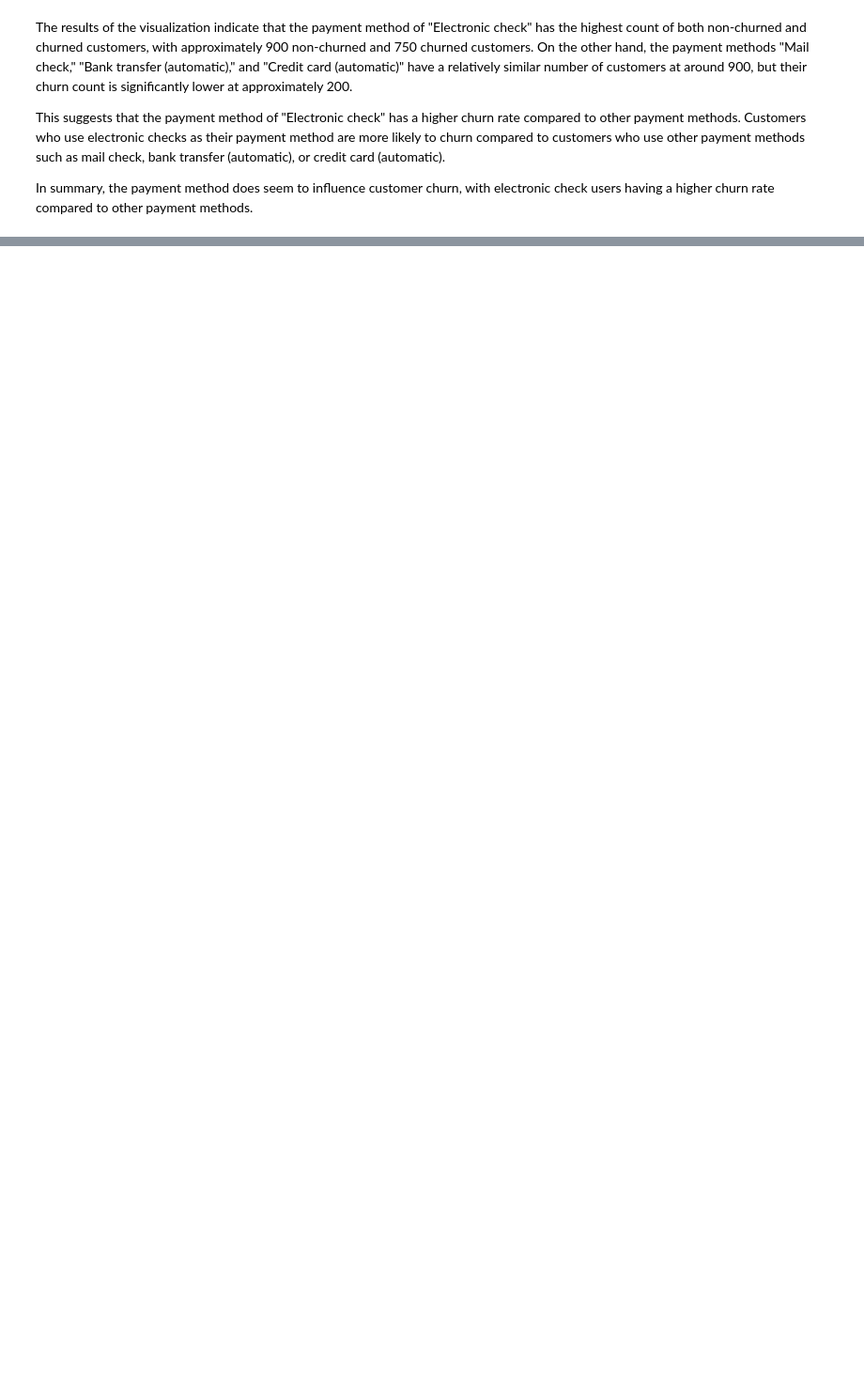
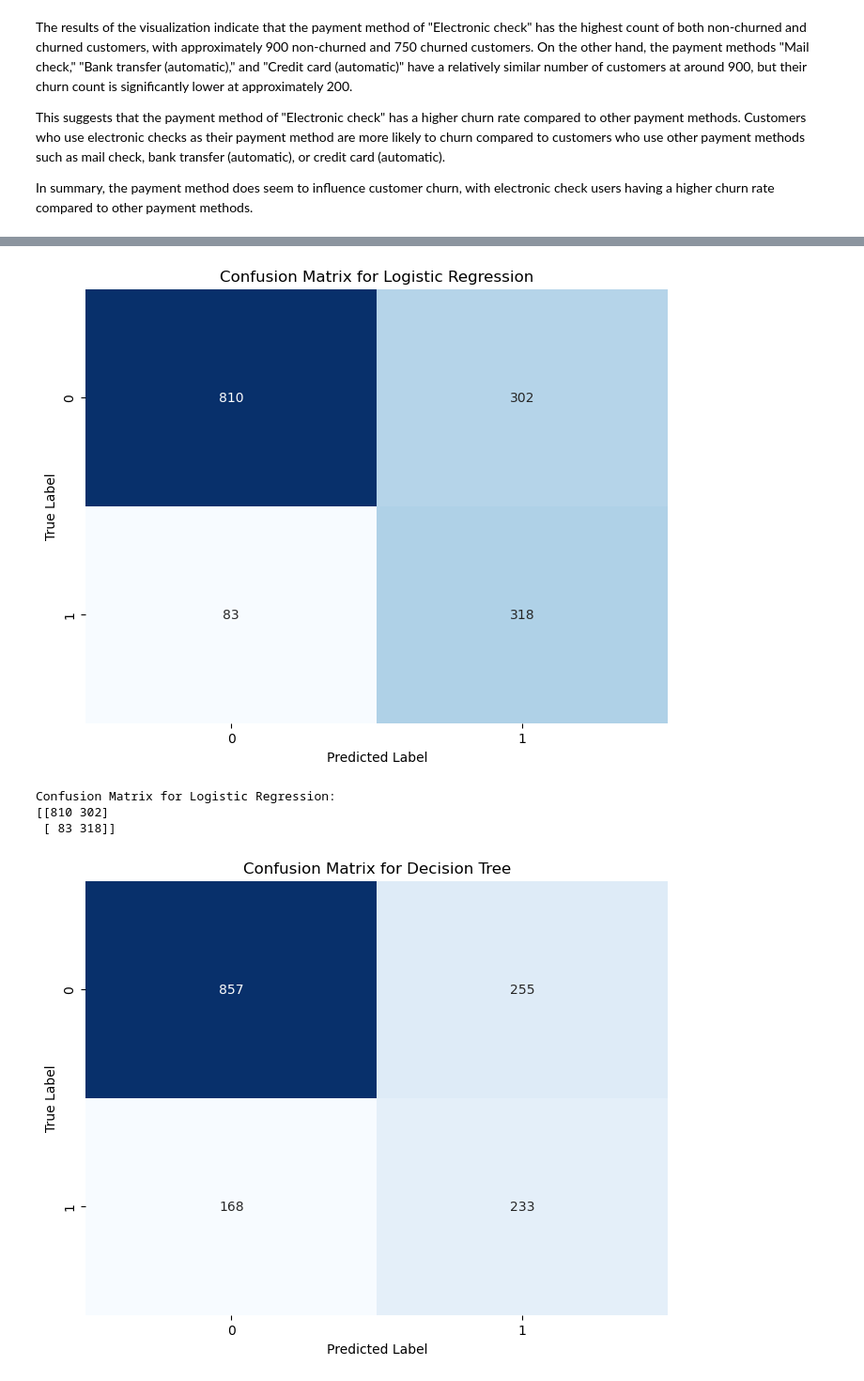
Before and after one commit to Israel-Anaba/Classification-Project-Customer-Attrition-Case, a Jupyter notebook: Customer Churn .ipynb, the cells around one changed output, grey strips where cells are left out. Shown at 94% size. Drawn from its saved outputs; the diff is of its cells as text; code cells hidden in the pictures; blank space fills up the shorter version.

```diff
--- a/Customer Churn .ipynb
+++ b/Customer Churn .ipynb
@@ -373,7 +394,6 @@ df_train = df_train.replace({
     'No internet service': 'No',
     'Ýes': 'Yes',
     'No': 'No',
-    'None':'No'
 }, inplace=False)
 # %%
 # Check unique values in a column
@@ -790,0 +951,9 @@ df_train.to_csv('Attrition Train.csv')
+# %%
+# Create an instance of the StandardScaler
+scaler = StandardScaler()
+
+# Fit and transform the numeric variables in the training set
+X_train_encoded[numerical] = scaler.fit_transform(X_train[numerical])
+
+# Transform the numeric variables in the testing set using the fitted scaler
+X_test_encoded[numerical] = scaler.transform(X_test[numerical])
@@ -790,0 +1006,9 @@ df_train.to_csv('Attrition Train.csv')
+# %%
+# Apply SMOTE to the training data
+smote = SMOTE()
+X_train_balanced, y_train_balanced = smote.fit_resample(X_train_encoded, y_train)
+
+# Check the count of churn in the balanced training data
+balanced_churn_count = pd.Series(y_train_balanced).value_counts()
+print("Churn count in balanced training data:")
+print(balanced_churn_count)
@@ -790,0 +1156,30 @@ df_train.to_csv('Attrition Train.csv')
+# %%
+# Iterate over each model and its corresponding name in the leaderboard
+for model, name in zip(models, model_names):
+    # Fit the model on the balanced training data
+    model.fit(X_train_balanced, y_train_balanced)
+
+    # Predict the labels for the test data
+    y_pred = model.predict(X_test_encoded)
+
+    # Compute the confusion matrix
+    cm = confusion_matrix(y_test, y_pred)
+
+    # Create a heatmap for the confusion matrix
+    plt.figure(figsize=(8, 6))
+    sns.heatmap(cm, annot=True, fmt='d', cmap='Blues', cbar=False)
+    plt.title(f"Confusion Matrix for {name}")
+    plt.xlabel("Predicted Label")
+    plt.ylabel("True Label")
+    plt.show()
+
+    # Print the confusion matrix
+    print(f"Confusion Matrix for {name}:")
+    print(cm)
+    print()
+# %% [output]
+[figure, added]
+Confusion Matrix for Logistic Regression:
+[[810 302]
+ [ 83 318]]
+[figure, added]
```
Also changed, not shown: parts of 39 cells of this notebook.
